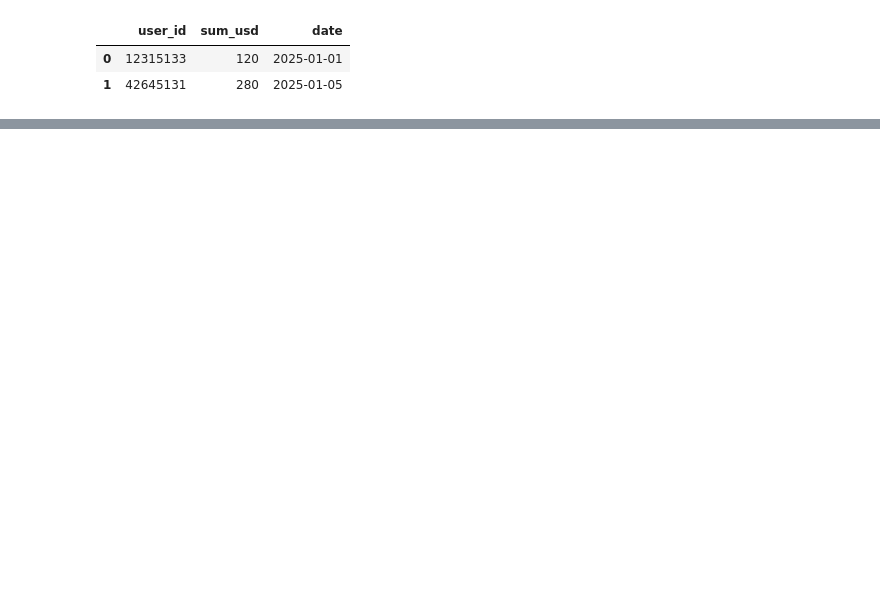
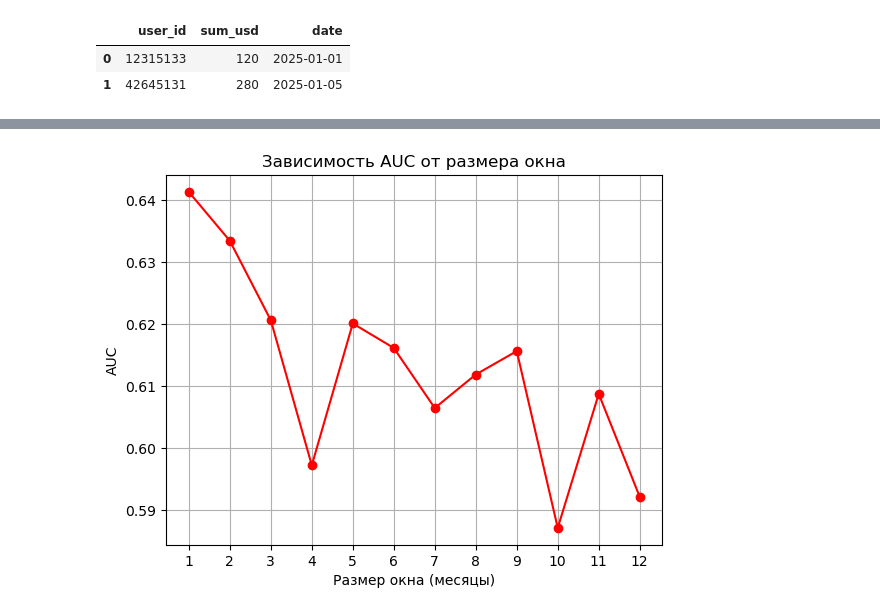
Before and after one commit to PavelShunkevich/articles, a Jupyter notebook: model_quality_monitoring/code_for_article.ipynb, the cells around one changed output, grey strips where cells are left out. Saved outputs shown, nothing was run; the diff lists cells and outputs as text; code cells hidden in the pictures; blank space fills up the shorter version.

```diff
--- a/model_quality_monitoring/code_for_article.ipynb
+++ b/model_quality_monitoring/code_for_article.ipynb
@@ -435,19 +306,17 @@ df[df['month_number'] <= 13]
 # %%
-date_column = 'date'
-
 results = {}
-cutoff_date_min = start_date
-for i in range(10):
-    window = 13+i
-
-    cutoff_date_min = pd.to_datetime(cutoff_date_min) + pd.DateOffset(months=1)
-    cutoff_date_max = cutoff_date_min + pd.DateOffset(months=13)
-    truncated_df = df[(df[date_column] >= cutoff_date_min)&(df[date_column] <= cutoff_date_max)].copy()
+list_windows = sorted(df['month_number'].unique())[::-1]
+window = list_windows[-best_window:]
+list_windows = list_windows[:-best_window][::-1]
+count_shift = 0
+for i in list_windows:
+    window.append(i)
+    truncated_df = df[df['month_number'].isin(window)]
+    window.pop()
+    count_shift += 1
 
     # Определяем категориальные признаки
     categorical_features = ['feature_2','user_lifetime_category']
-    target_column = 'target'
-
-    auc_val, auc_test, trained_model = train_and_evaluate(truncated_df, target_column, cat_features=categorical_features)
-    results[window] = auc_test
-    print(f"Test AUC для окна {window} месяцев: {auc_test}")
+    auc_val, auc_test, trained_model = train_and_evaluate(truncated_df, cat_features=categorical_features)
+    results[count_shift] = auc_test
+    print(f"Test AUC для окна {best_window} и сдвига {count_shift} (месяцы): {auc_test}")
@@ -453,0 +341,14 @@ for i in range(10):
+# %%
+# Визуализация
+window_sizes = list(results.keys())
+auc_scores = list(results.values())
+
+plt.plot(window_sizes, auc_scores, marker='o', color='red')
+plt.xlabel("Размер окна (месяцы)")
+plt.ylabel("AUC")
+plt.title("Зависимость AUC от размера окна")
+plt.xticks(window_sizes)
+plt.grid(True)
+plt.show()
+# %% [output]
+[figure, added]
```
Also changed, not shown: parts of 19 cells of this notebook, 6 other files.
